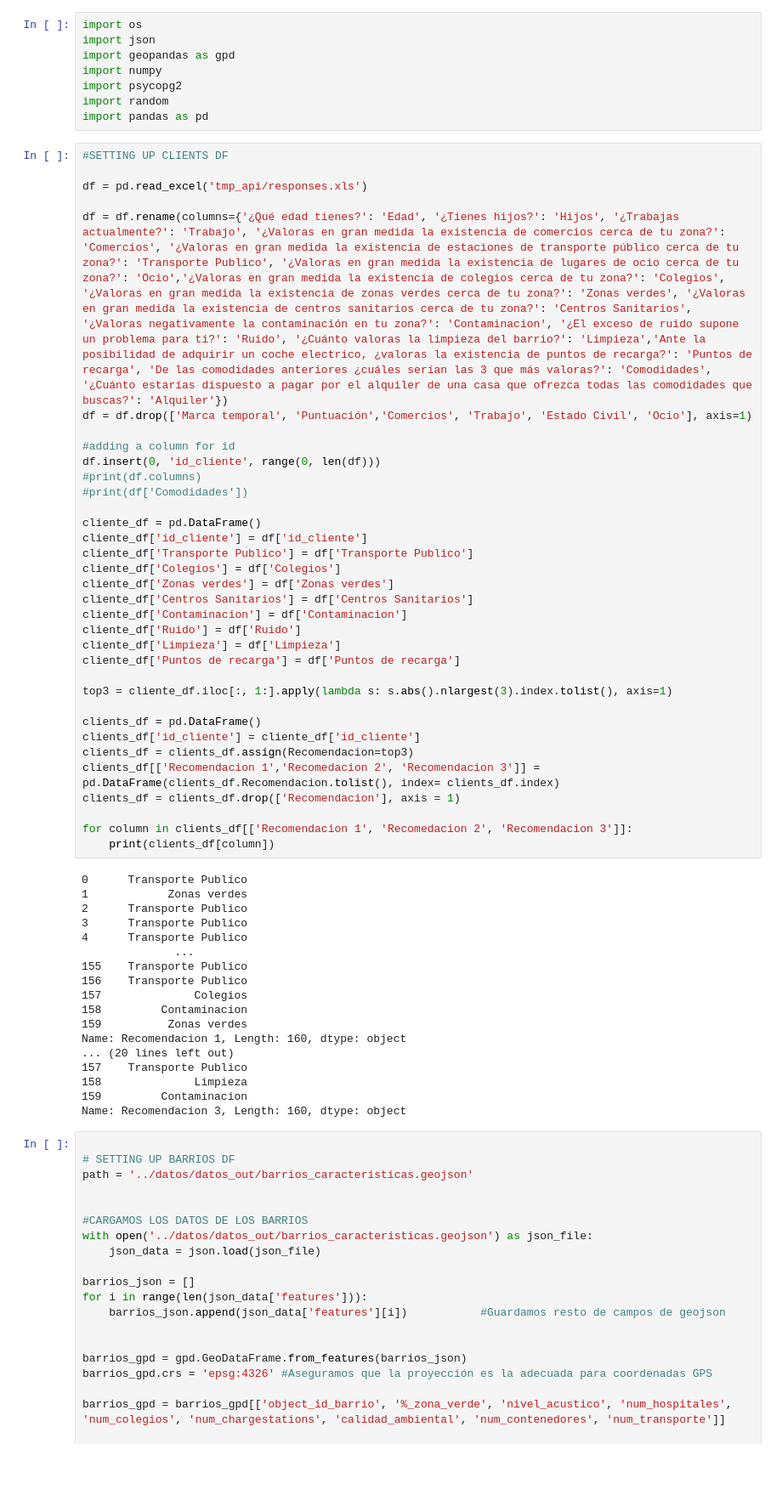
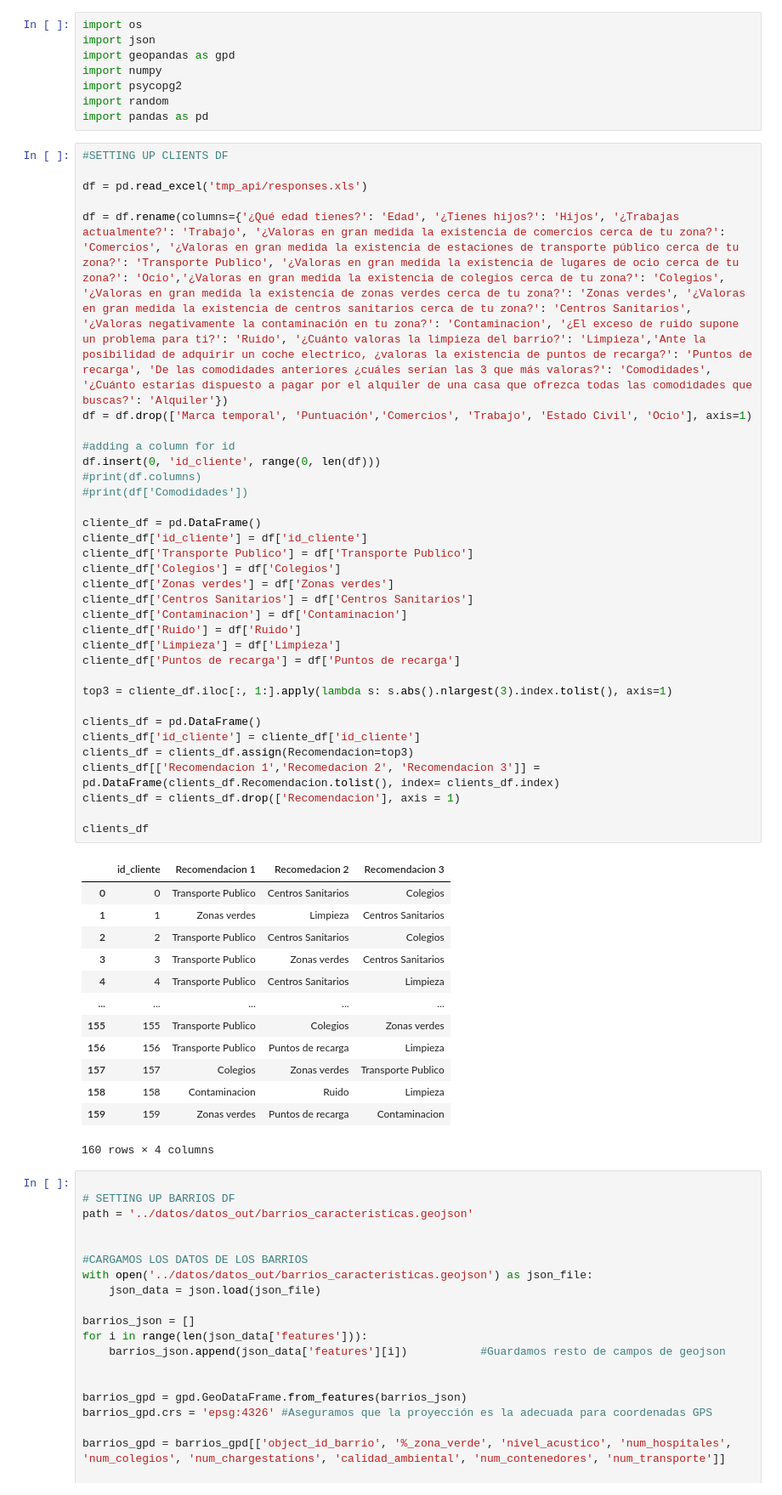
Before and after one commit to mimove/DATAPROJECT1, a Jupyter notebook: python/test_Fran.ipynb, the cells around one changed output. Shown: that part at 85% size. Drawn from its saved outputs; the diff is of its cells as text; blank space fills up the shorter version.

```diff
--- a/python/test_Fran.ipynb
+++ b/python/test_Fran.ipynb
@@ -12,52 +12,47 @@ import pandas as pd
 df = pd.read_excel('tmp_api/responses.xls')
 
 df = df.rename(columns={'¿Qué edad tienes?': 'Edad', '¿Tienes hijos?': 'Hijos', '¿Trabajas actualmente?': 'Trabajo', '¿Valoras en gran medida la existencia de comercios cerca de tu zona?': 'Comercios', '¿Valoras en gran medida la existencia de estaciones de transporte público cerca de tu zona?': 'Transporte Publico', '¿Valoras en gran medida la existencia de lugares de ocio cerca de tu zona?': 'Ocio','¿Valoras en gran medida la existencia de colegios cerca de tu zona?': 'Colegios', '¿Valoras en gran medida la existencia de zonas verdes cerca de tu zona?': 'Zonas verdes', '¿Valoras en gran medida la existencia de centros sanitarios cerca de tu zona?': 'Centros Sanitarios', '¿Valoras negativamente la contaminación en tu zona?': 'Contaminacion', '¿El exceso de ruido supone un problema para ti?': 'Ruido', '¿Cuánto valoras la limpieza del barrio?': 'Limpieza','Ante la posibilidad de adquirir un coche electrico, ¿valoras la existencia de puntos de recarga?': 'Puntos de recarga', 'De las comodidades anteriores ¿cuáles serían las 3 que más valoras?': 'Comodidades', '¿Cuánto estarías dispuesto a pagar por el alquiler de una casa que ofrezca todas las comodidades que buscas?': 'Alquiler'})
 df = df.drop(['Marca temporal', 'Puntuación','Comercios', 'Trabajo', 'Estado Civil', 'Ocio'], axis=1)
 
 #adding a column for id
 df.insert(0, 'id_cliente', range(0, len(df)))
 #print(df.columns)
 #print(df['Comodidades'])
 
 cliente_df = pd.DataFrame()
 cliente_df['id_cliente'] = df['id_cliente']
 cliente_df['Transporte Publico'] = df['Transporte Publico']
 cliente_df['Colegios'] = df['Colegios']
 cliente_df['Zonas verdes'] = df['Zonas verdes']
 cliente_df['Centros Sanitarios'] = df['Centros Sanitarios']
 cliente_df['Contaminacion'] = df['Contaminacion']
 cliente_df['Ruido'] = df['Ruido']
 cliente_df['Limpieza'] = df['Limpieza']
 cliente_df['Puntos de recarga'] = df['Puntos de recarga']
 
 top3 = cliente_df.iloc[:, 1:].apply(lambda s: s.abs().nlargest(3).index.tolist(), axis=1)
 
 clients_df = pd.DataFrame()
 clients_df['id_cliente'] = cliente_df['id_cliente']
 clients_df = clients_df.assign(Recomendacion=top3)
 clients_df[['Recomendacion 1','Recomedacion 2', 'Recomendacion 3']] = pd.DataFrame(clients_df.Recomendacion.tolist(), index= clients_df.index)
 clients_df = clients_df.drop(['Recomendacion'], axis = 1)
 
-for column in clients_df[['Recomendacion 1', 'Recomedacion 2', 'Recomendacion 3']]:
-    print(clients_df[column])
+clients_df
 # %% [output]
+|  | id_cliente | Recomendacion 1 | Recomedacion 2 | Recomendacion 3 |
+| 0 | 0 | Transporte Publico | Centros Sanitarios | Colegios |
+| 1 | 1 | Zonas verdes | Limpieza | Centros Sanitarios |
+| 2 | 2 | Transporte Publico | Centros Sanitarios | Colegios |
+| 3 | 3 | Transporte Publico | Zonas verdes | Centros Sanitarios |
+| 4 | 4 | Transporte Publico | Centros Sanitarios | Limpieza |
+| ... | ... | ... | ... | ... |
+| 155 | 155 | Transporte Publico | Colegios | Zonas verdes |
+| 156 | 156 | Transporte Publico | Puntos de recarga | Limpieza |
+| 157 | 157 | Colegios | Zonas verdes | Transporte Publico |
+| 158 | 158 | Contaminacion | Ruido | Limpieza |
+| 159 | 159 | Zonas verdes | Puntos de recarga | Contaminacion |
-0      Transporte Publico
-1            Zonas verdes
-2      Transporte Publico
-3      Transporte Publico
-4      Transporte Publico
-              ...
-155    Transporte Publico
-156    Transporte Publico
-157              Colegios
-158         Contaminacion
-159          Zonas verdes
-Name: Recomendacion 1, Length: 160, dtype: object
-... (20 lines left out)
-157    Transporte Publico
-158              Limpieza
-159         Contaminacion
-Name: Recomendacion 3, Length: 160, dtype: object
+160 rows × 4 columns
 # %%
 
 # SETTING UP BARRIOS DF
```
Also changed, not shown: parts of 2 cells of this notebook.
